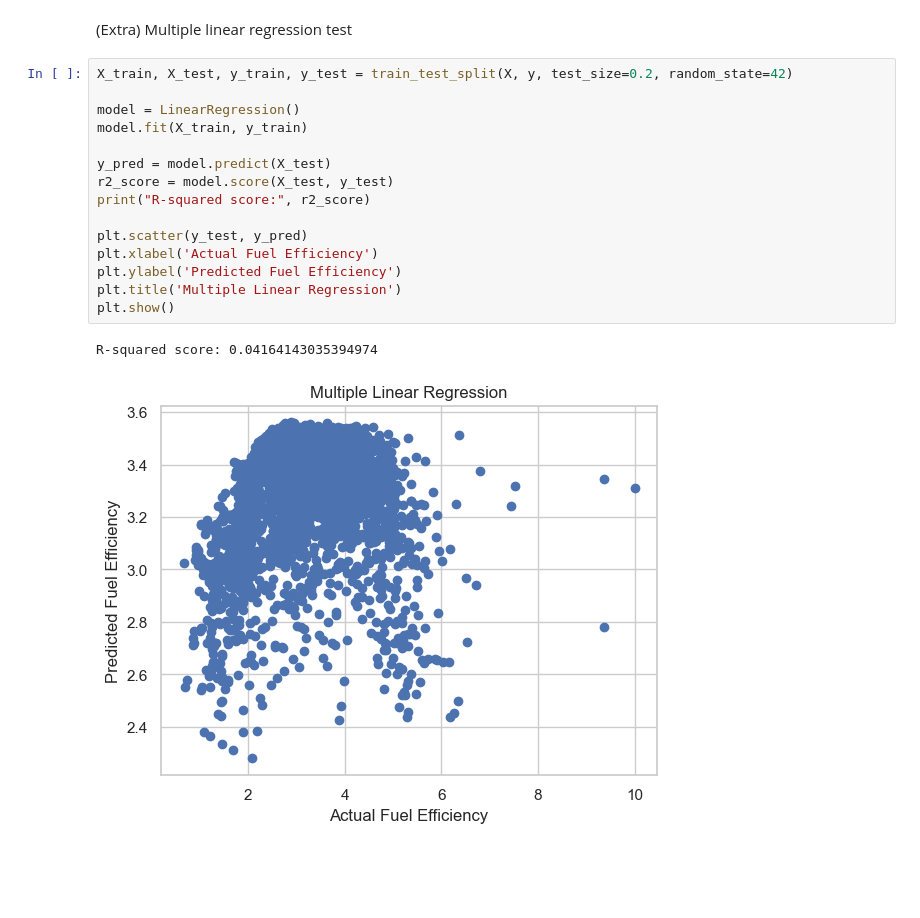
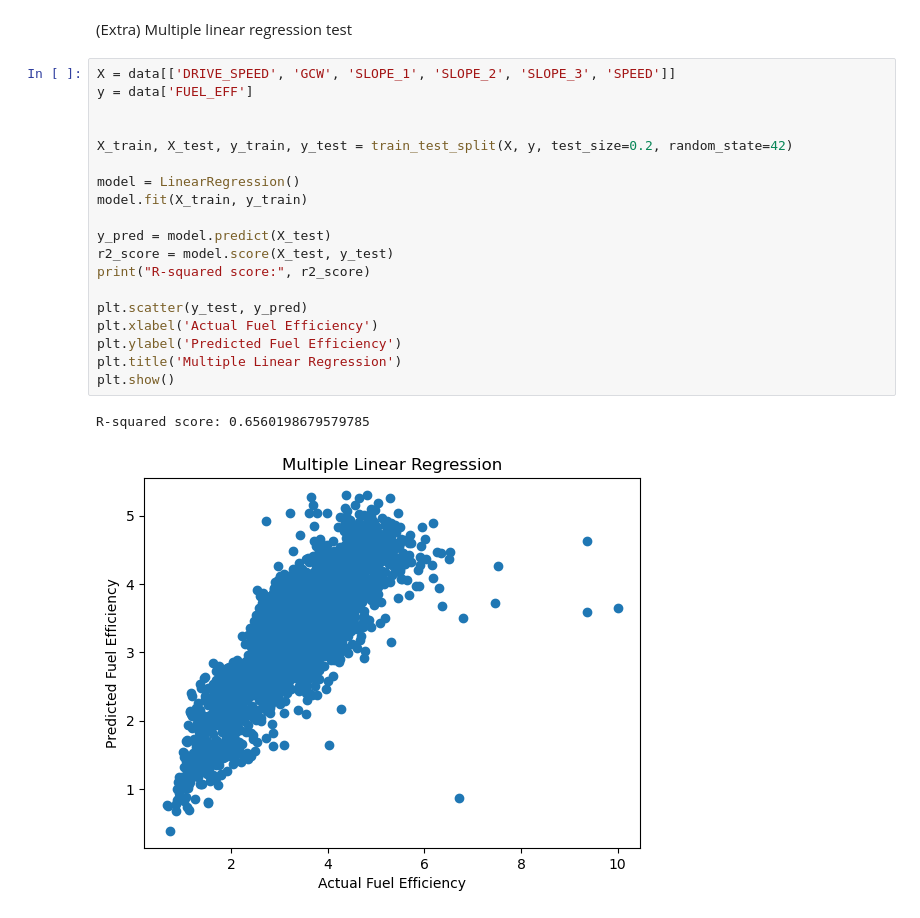
Before and after one commit to regisland/Volvo_Regis, a Jupyter notebook: Volvo_Interview.ipynb, the cells around one changed output. Cells and saved outputs as stored; diff of their text form; blank space fills up the shorter version.

```diff
--- a/Volvo_Interview.ipynb
+++ b/Volvo_Interview.ipynb
@@ -664,20 +664,24 @@ R-squared: 0.35974546637656357
 # %% [markdown]
 (Extra) Multiple linear regression test
 # %%
+X = data[['DRIVE_SPEED', 'GCW', 'SLOPE_1', 'SLOPE_2', 'SLOPE_3', 'SPEED']]
+y = data['FUEL_EFF']
+
+
 X_train, X_test, y_train, y_test = train_test_split(X, y, test_size=0.2, random_state=42)
 
 model = LinearRegression()
 model.fit(X_train, y_train)
 
 y_pred = model.predict(X_test)
 r2_score = model.score(X_test, y_test)
 print("R-squared score:", r2_score)
 
 plt.scatter(y_test, y_pred)
 plt.xlabel('Actual Fuel Efficiency')
 plt.ylabel('Predicted Fuel Efficiency')
 plt.title('Multiple Linear Regression')
 plt.show()
 # %% [output]
-R-squared score: 0.04164143035394974
+R-squared score: 0.6560198679579785
-[figure, old version]
+[figure, new version]
```
Also changed, not shown: parts of 15 cells of this notebook.
